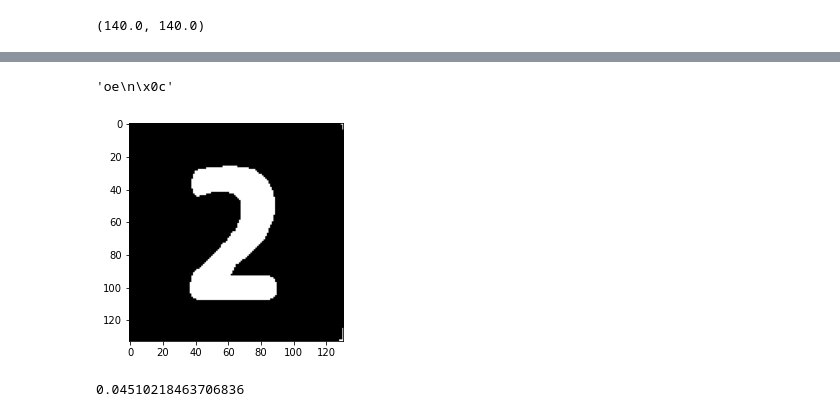
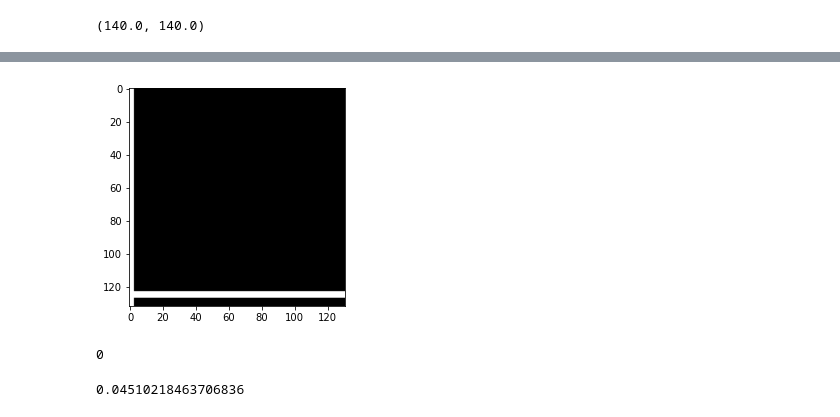
Before and after one commit to rahulkuriyedath/Sudoku, a Jupyter notebook: Untitled.ipynb, the cells around one changed output, grey strips where cells are left out. Drawn from its saved outputs; the diff is of its cells as text; code cells hidden in the pictures.

```diff
--- a/Untitled.ipynb
+++ b/Untitled.ipynb
@@ -107,13 +143,25 @@ plt.imshow(image, cmap='gray')
-# %%
-x,y,w,h = 286, 700, 131, 133
-
-testimg = thresh[y:y+h,x:x+w]
-
-plt.imshow(testimg, cmap='gray')
-pytesseract.image_to_string(testimg, config="--psm 13")
-# %% [output]
-'oe\n\x0c'
-[figure, removed]
+# %%
+x,y,w,h = 9, 851, 131, 132
+
+thresh = cv2.threshold(gray[y:y+h,x:x+w], 0, 255, cv2.THRESH_BINARY_INV + cv2.THRESH_OTSU)[1]
+plt.imshow(thresh, cmap='gray')
+#print(pytesseract.image_to_string(thresh, config="--psm 7"))
+print(pytesseract.image_to_string(thresh, config="--psm 7 -c tessedit_char_whitelist=0123456789"))
+
+# pytesseract.image_to_string(
+#     cv2.threshold(
+#         gray[y:y+h,x:x+w], 0, 255, cv2.THRESH_BINARY + cv2.THRESH_OTSU
+#     )[1], config="--psm 13"
+# )
+
+#ink_percent = (np.sum(thresh == 255)/(np.sum(thresh == 0) + np.sum(thresh == 255)))*100
+#ink_percent
+# %% [output]
+[figure, added]
+# %%
+thresh[12,14]
+# %% [output]
+0
 # %%
 x,y,w,h = 430, 13, 129, 132
 np.sum(thresh[y:y+h,x:x+w] == 255)/(np.sum(thresh[y:y+h,x:x+w] == 0) + np.sum(thresh[y:y+h,x:x+w] == 255))
```
Also changed, not shown: parts of 26 cells of this notebook.
